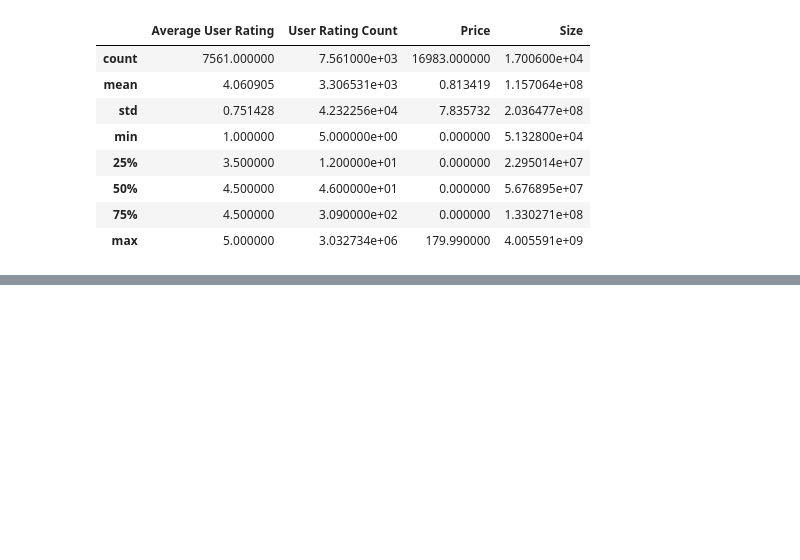
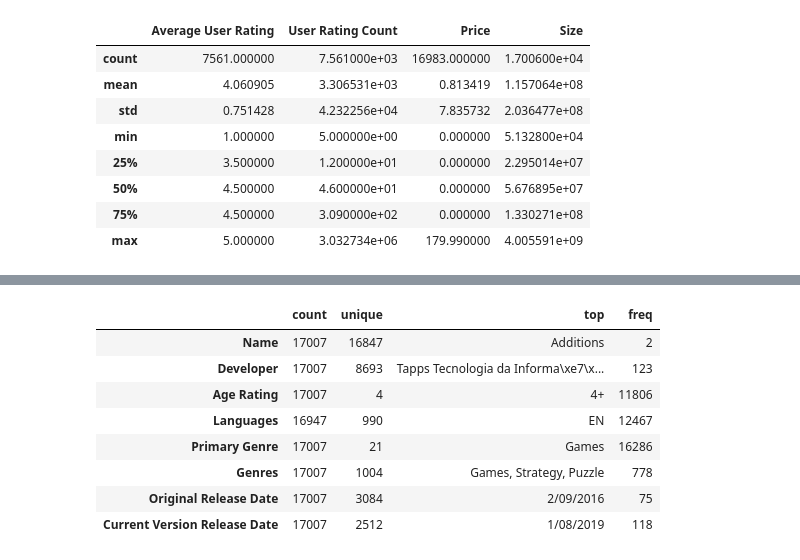
Before and after one commit to piaseckazaneta/data-science-bootcamp, a Jupyter notebook: appstore_data.ipynb, the cells around one changed output, grey strips where cells are left out. Drawn from its saved outputs; the diff is of its cells as text; code cells hidden in the pictures; blank space fills up the shorter version.

```diff
--- a/appstore_data.ipynb
+++ b/appstore_data.ipynb
@@ -98,3 +98,16 @@ df.describe(include=['object'])
 | unique | 16847 | 8693 | 4 | 990 | 21 | 1004 | 3084 | ... |
 | top | Additions | Tapps Tecnologia da Informa\xe7\x... | 4+ | EN | Games | Games, Strategy, Puzzle | 2/09/2016 | ... |
 | freq | 2 | 123 | 11806 | 12467 | 16286 | 778 | 75 | ... |
+# %%
+#Można tę tabelę ze statystykami transponować, wtedy są czytelniejsze
+df.describe(include=['object']).T
+# %% [output]
+|  | count | unique | top | freq |
+| Name | 17007 | 16847 | Additions | 2 |
+| Developer | 17007 | 8693 | Tapps Tecnologia da Informa\xe7\x... | 123 |
+| Age Rating | 17007 | 4 | 4+ | 11806 |
+| Languages | 16947 | 990 | EN | 12467 |
+| Primary Genre | 17007 | 21 | Games | 16286 |
+| Genres | 17007 | 1004 | Games, Strategy, Puzzle | 778 |
+| Original Release Date | 17007 | 3084 | 2/09/2016 | 75 |
+| Current Version Release Date | 17007 | 2512 | 1/08/2019 | 118 |
```
Also changed, not shown: parts of 1 cell of this notebook.
